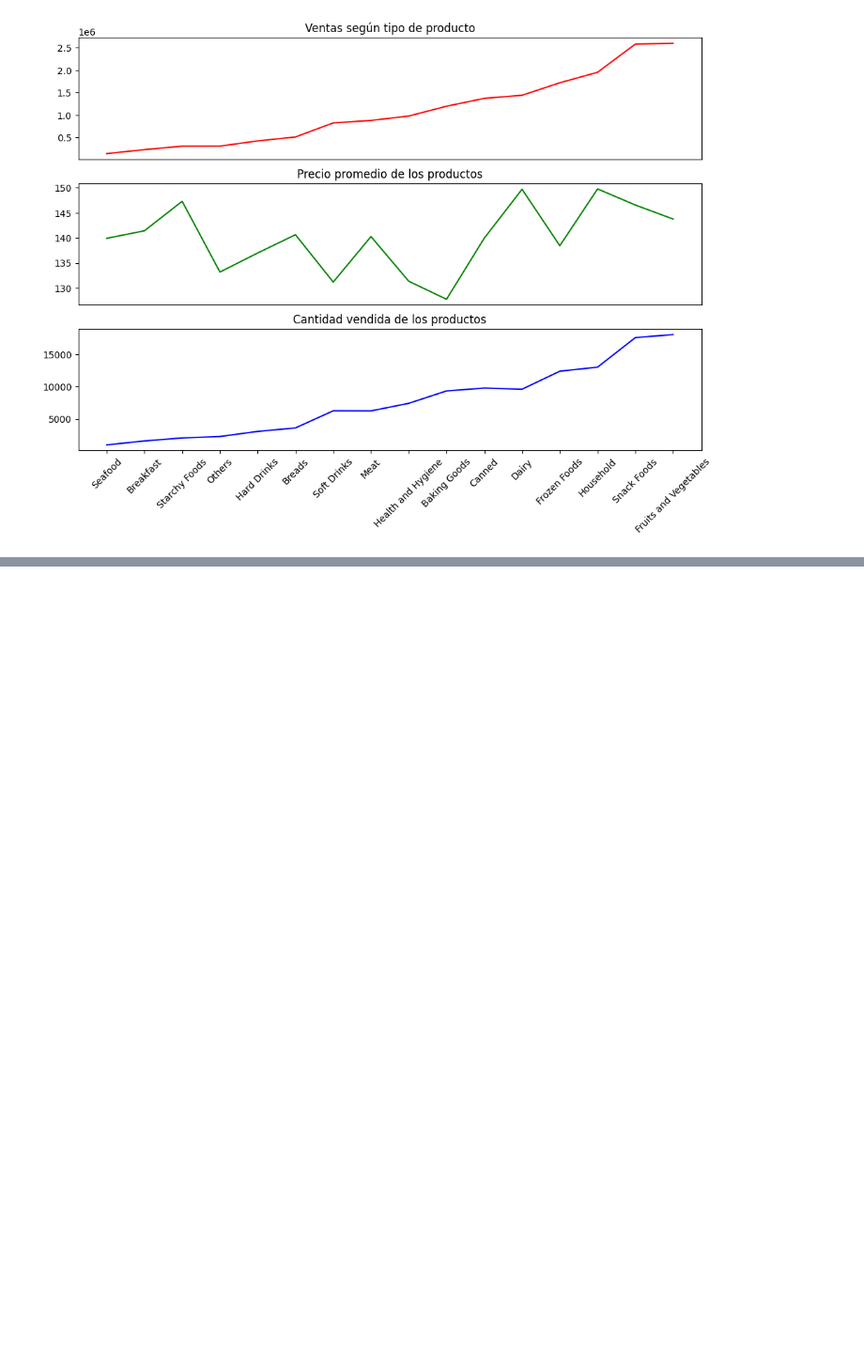
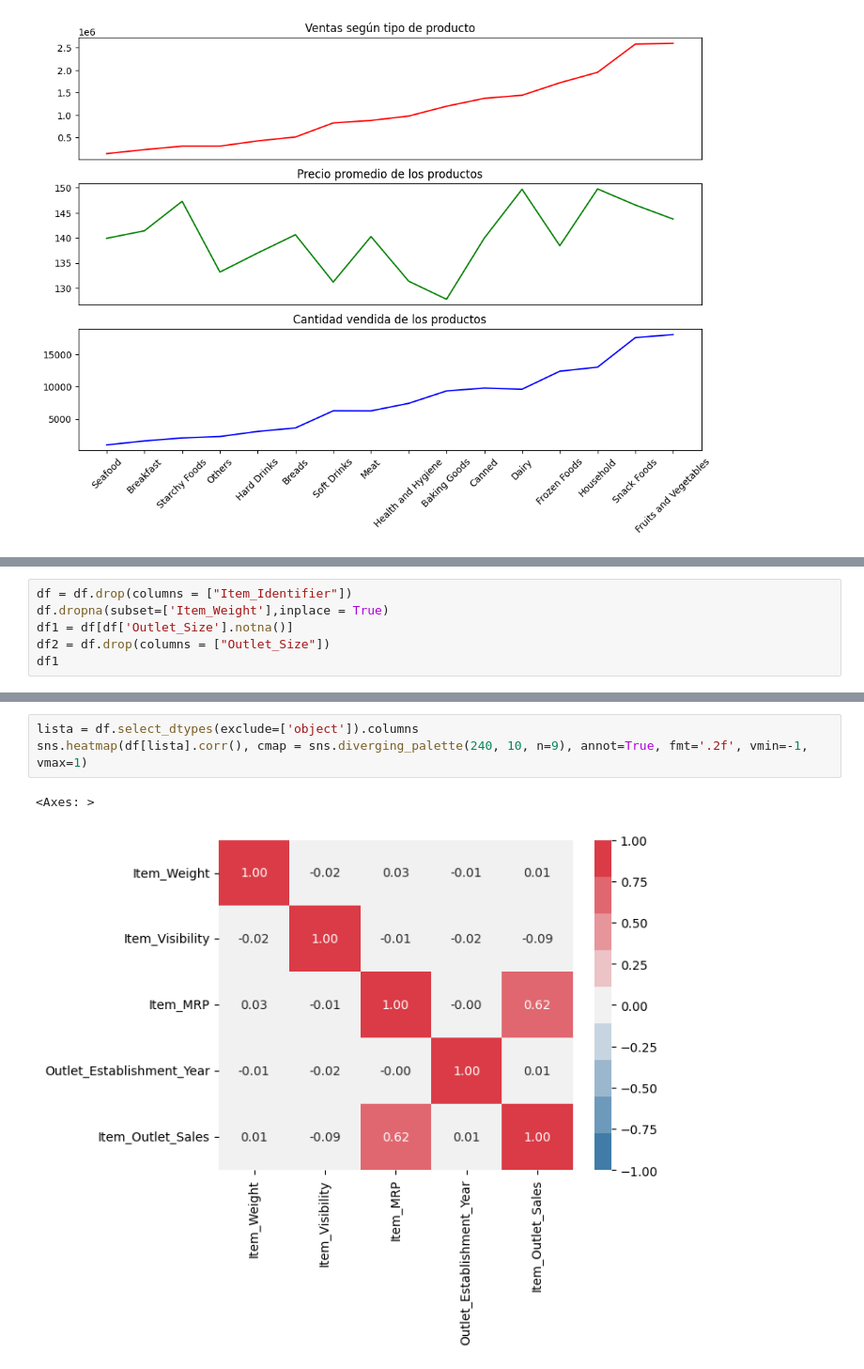
Before and after one commit to Fermasango28/Fermasango28, a Jupyter notebook: Predicccion.ipynb, the cells around one changed output, grey strips where cells are left out. Shown: that part at 94% size. Cells and saved outputs as stored; diff of their text form; blank space fills up the shorter version.

```diff
--- a/Predicccion.ipynb
+++ b/Predicccion.ipynb
@@ -181,0 +307,6 @@ plt.show()
+# %%
+df = df.drop(columns = ["Item_Identifier"])
+df.dropna(subset=['Item_Weight'],inplace = True)
+df1 = df[df['Outlet_Size'].notna()]
+df2 = df.drop(columns = ["Outlet_Size"])
+df1
@@ -181,0 +343,6 @@ plt.show()
+# %%
+lista = df.select_dtypes(exclude=['object']).columns
+sns.heatmap(df[lista].corr(), cmap = sns.diverging_palette(240, 10, n=9), annot=True, fmt='.2f', vmin=-1, vmax=1)
+# %% [output]
+<Axes: >
+[figure, added]
```
Also changed, not shown: parts of 28 cells of this notebook.
